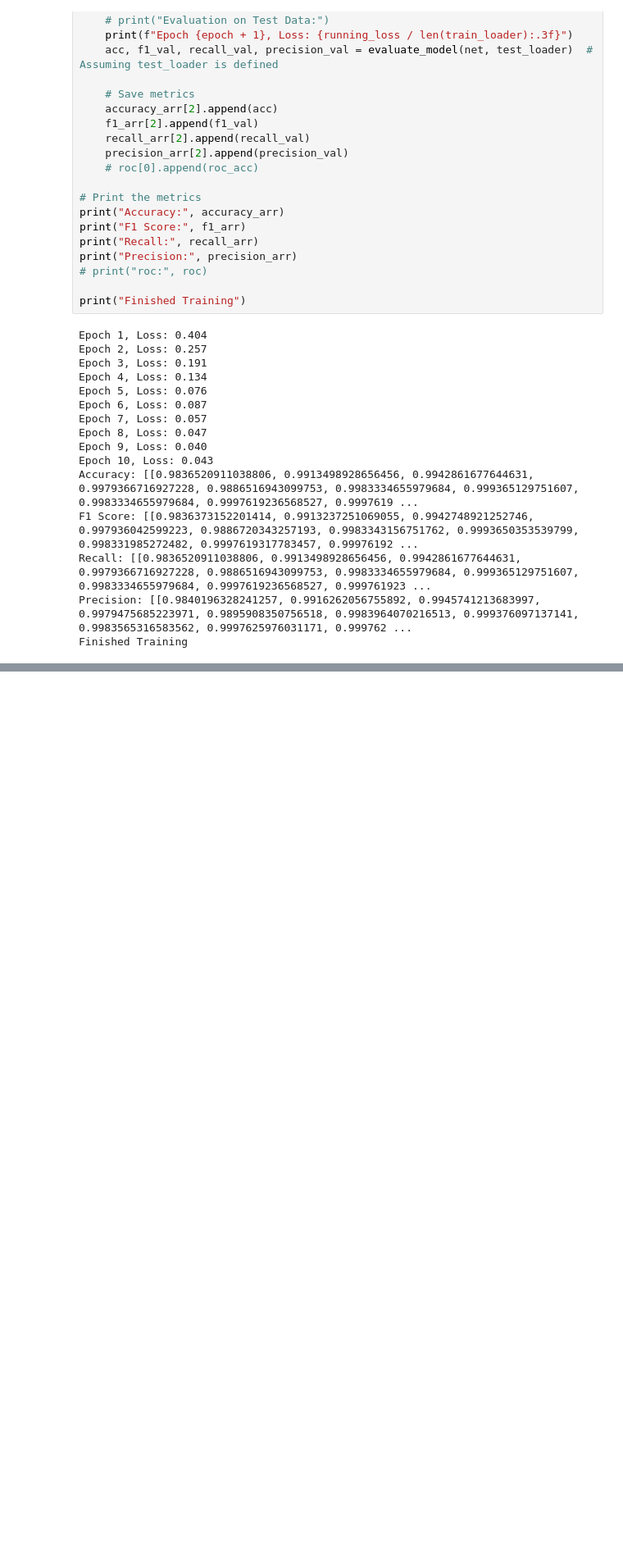
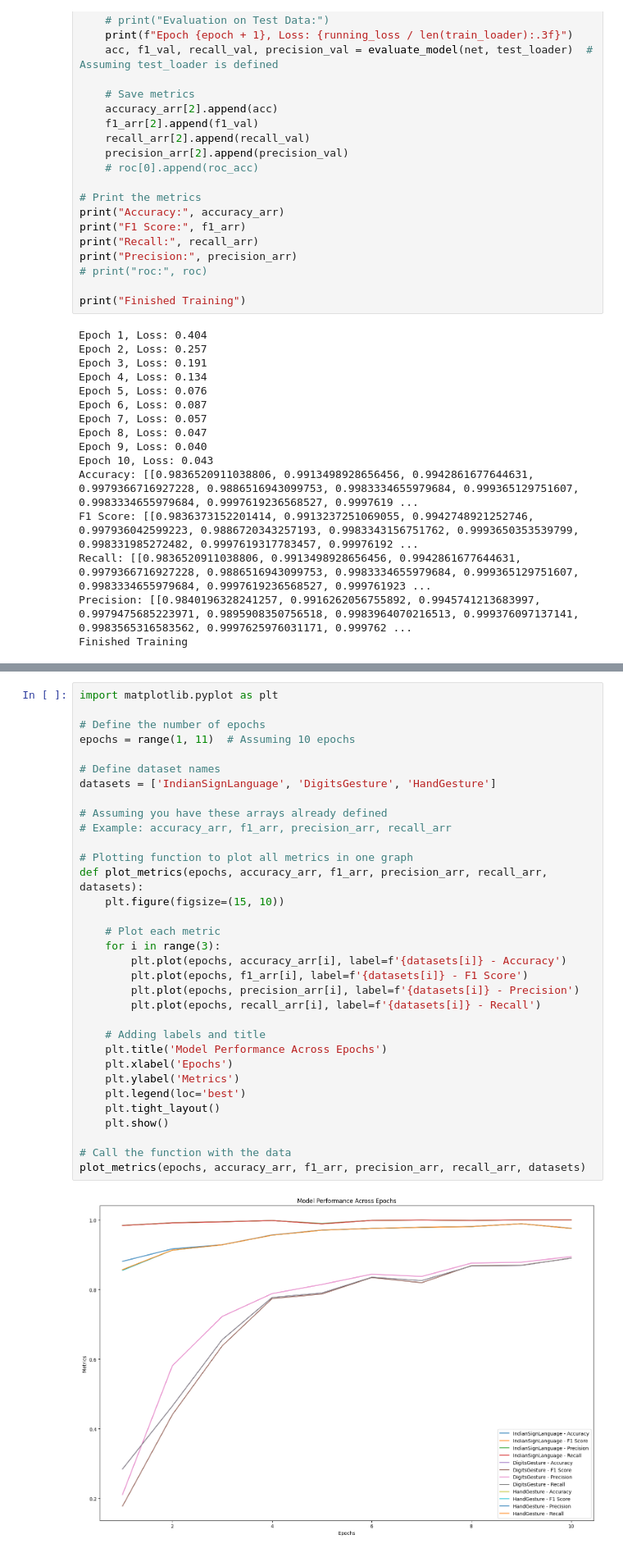
Before and after one commit to daivik1515/Sign-Language-Gesture-Classification, a Jupyter notebook: LeNet.ipynb, the cells around one changed output, grey strips where cells are left out. Shown at 82% size. Cells and saved outputs as stored; diff of their text form; blank space fills up the shorter version.

```diff
--- a/LeNet.ipynb
+++ b/LeNet.ipynb
@@ -1124,0 +1155,35 @@ Finished Training
+# %%
+import matplotlib.pyplot as plt
+
+# Define the number of epochs
+epochs = range(1, 11)  # Assuming 10 epochs
+
+# Define dataset names
+datasets = ['IndianSignLanguage', 'DigitsGesture', 'HandGesture']
+
+# Assuming you have these arrays already defined
+# Example: accuracy_arr, f1_arr, precision_arr, recall_arr
+
+# Plotting function to plot all metrics in one graph
+def plot_metrics(epochs, accuracy_arr, f1_arr, precision_arr, recall_arr, datasets):
+    plt.figure(figsize=(15, 10))
+
+    # Plot each metric
+    for i in range(3):
+        plt.plot(epochs, accuracy_arr[i], label=f'{datasets[i]} - Accuracy')
+        plt.plot(epochs, f1_arr[i], label=f'{datasets[i]} - F1 Score')
+        plt.plot(epochs, precision_arr[i], label=f'{datasets[i]} - Precision')
+        plt.plot(epochs, recall_arr[i], label=f'{datasets[i]} - Recall')
+
+    # Adding labels and title
+    plt.title('Model Performance Across Epochs')
+    plt.xlabel('Epochs')
+    plt.ylabel('Metrics')
+    plt.legend(loc='best')
+    plt.tight_layout()
+    plt.show()
+
+# Call the function with the data
+plot_metrics(epochs, accuracy_arr, f1_arr, precision_arr, recall_arr, datasets)
+# %% [output]
+[figure, added]
```
Also changed, not shown: parts of 1 cell of this notebook.
